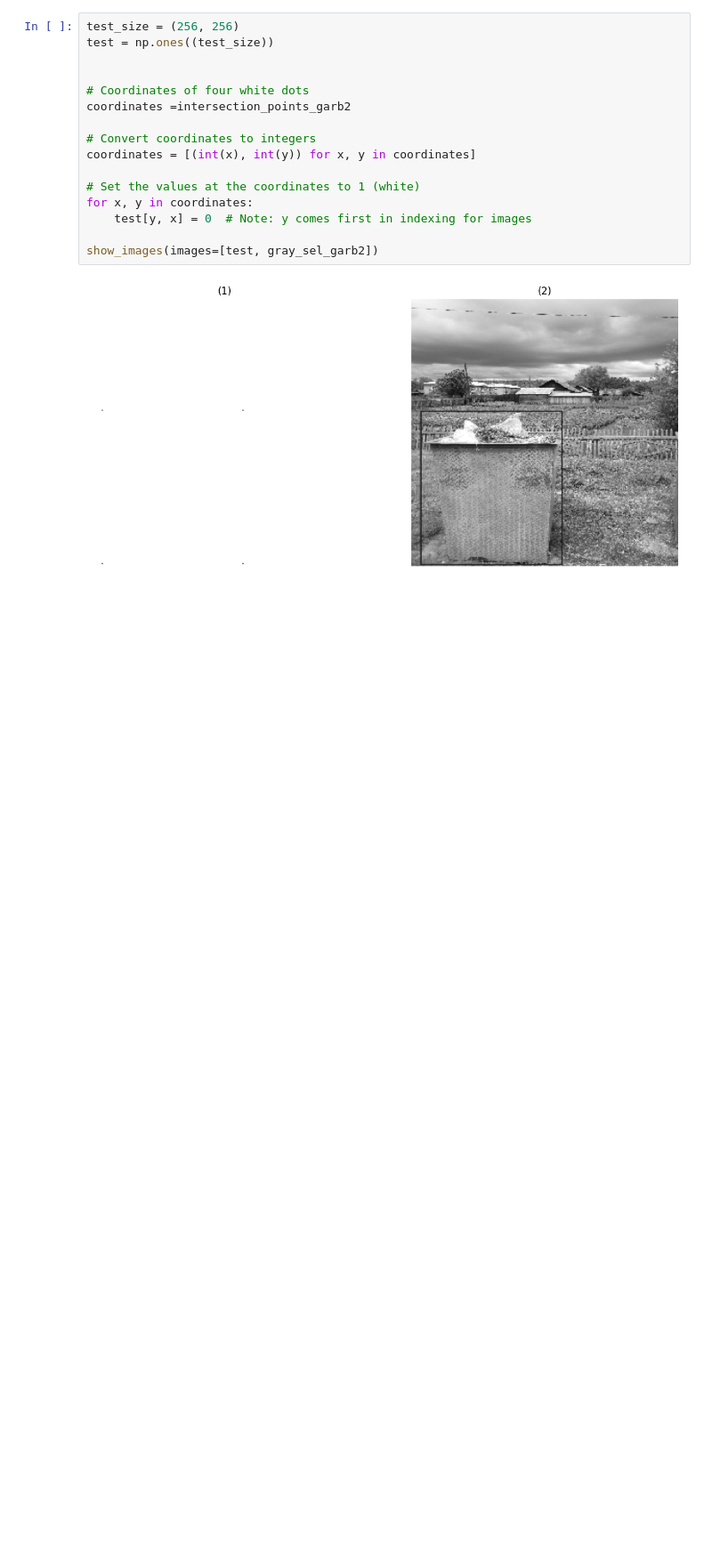
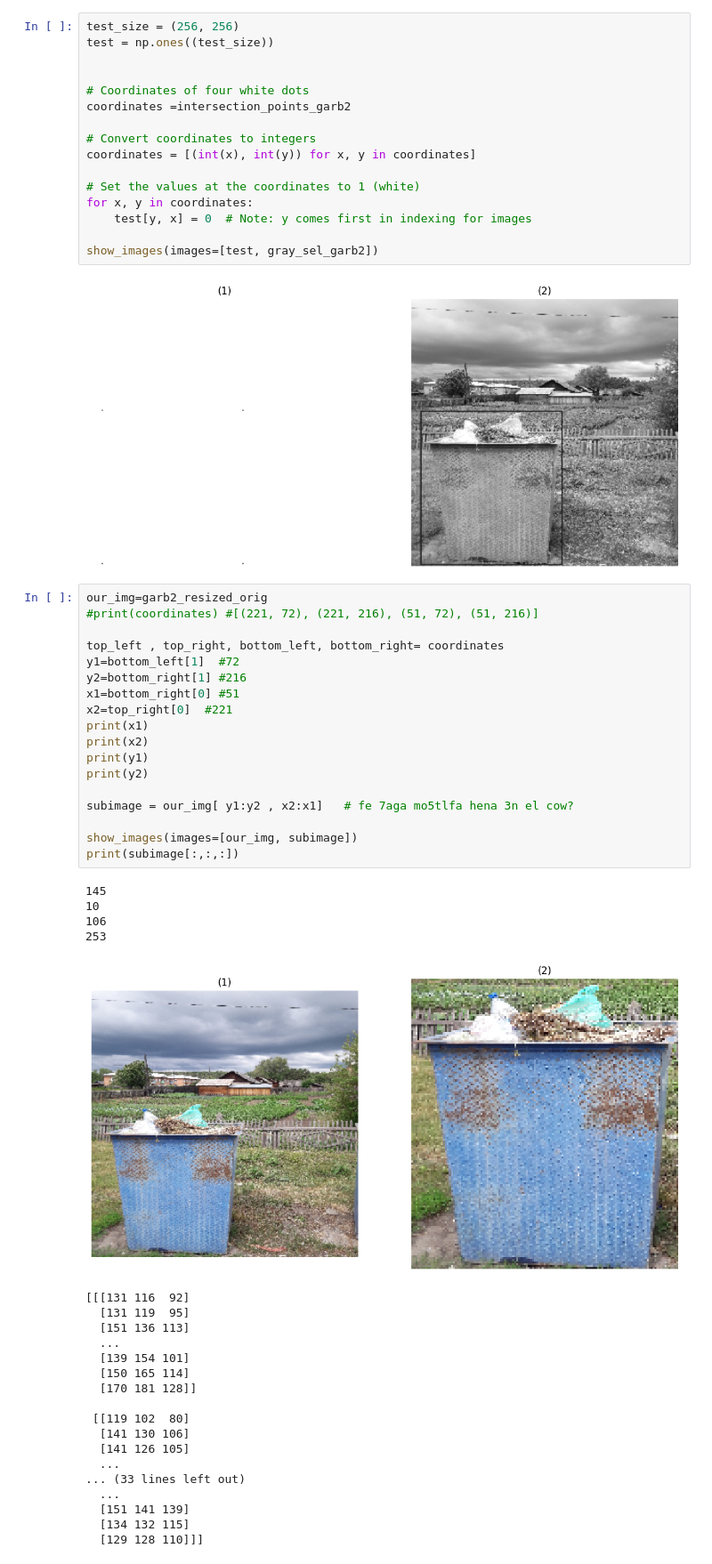
Before and after one commit to Omar-Al-Sharif/Magic-Inpainting, a Jupyter notebook: region_detection_approach_1_diff_imgs.ipynb, the cells around one changed output. Shown at 89% size. Drawn from its saved outputs; the diff is of its cells as text; blank space fills up the shorter version.

```diff
--- a/region_detection_approach_1_diff_imgs.ipynb
+++ b/region_detection_approach_1_diff_imgs.ipynb
@@ -366,3 +363,44 @@ for x, y in coordinates:
 show_images(images=[test, gray_sel_garb2])
 # %% [output]
 [figure]
+# %%
+our_img=garb2_resized_orig
+#print(coordinates) #[(221, 72), (221, 216), (51, 72), (51, 216)]
+
+top_left , top_right, bottom_left, bottom_right= coordinates
+y1=bottom_left[1]  #72
+y2=bottom_right[1] #216
+x1=bottom_right[0] #51
+x2=top_right[0]  #221
+print(x1)
+print(x2)
+print(y1)
+print(y2)
+
+subimage = our_img[ y1:y2 , x2:x1]   # fe 7aga mo5tlfa hena 3n el cow?
+
+show_images(images=[our_img, subimage])
+print(subimage[:,:,:])
+# %% [output]
+145
+10
+106
+253
+[figure, added]
+[[[131 116  92]
+  [131 119  95]
+  [151 136 113]
+  ...
+  [139 154 101]
+  [150 165 114]
+  [170 181 128]]
+
+ [[119 102  80]
+  [141 130 106]
+  [141 126 105]
+  ...
+... (33 lines left out)
+  ...
+  [151 141 139]
+  [134 132 115]
+  [129 128 110]]]
```
Also changed, not shown: parts of 2 cells of this notebook, 2 other files.
